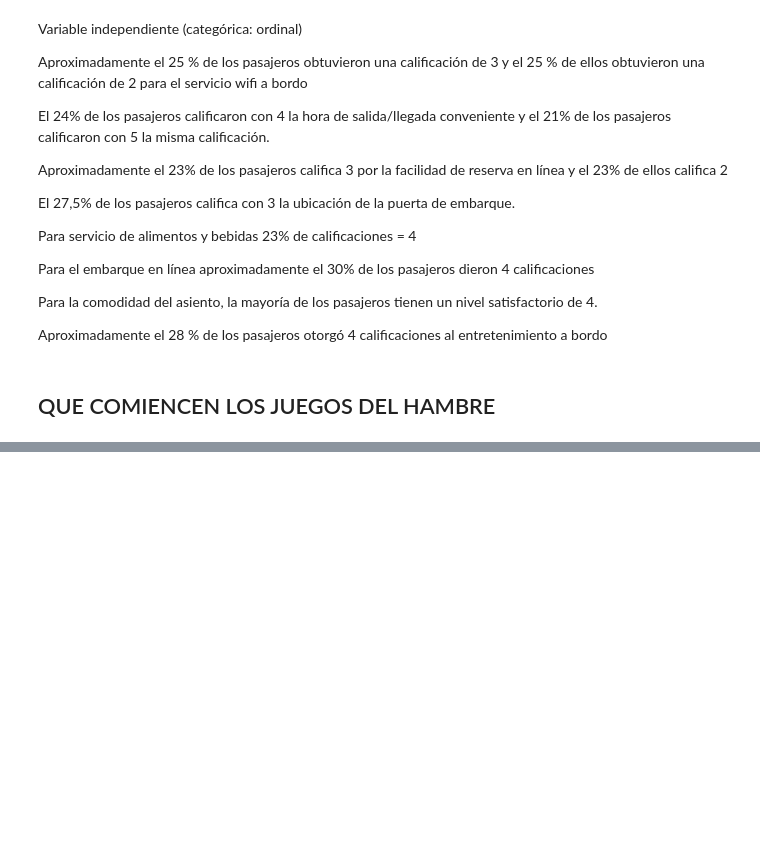
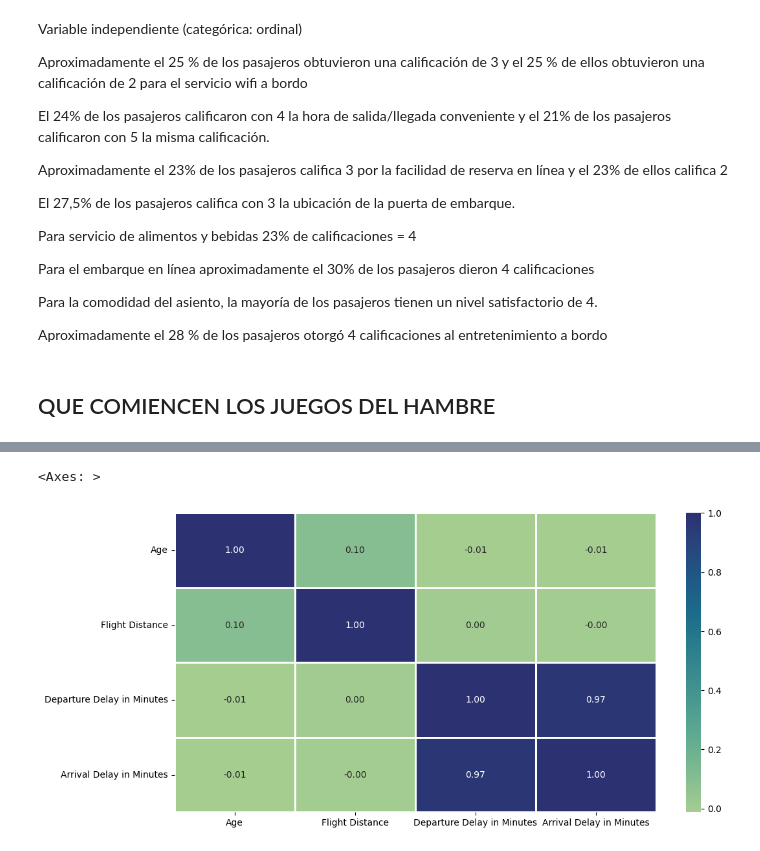
Before and after one commit to AI-School-F5-P2/Aerolinea_equipo_4, a Jupyter notebook: Notebook/testing.ipynb, the cells around one changed output, grey strips where cells are left out. Drawn from its saved outputs; the diff is of its cells as text; code cells hidden in the pictures; blank space fills up the shorter version.

```diff
--- a/Notebook/testing.ipynb
+++ b/Notebook/testing.ipynb
@@ -276,0 +304,12 @@ Aproximadamente el 28 % de los pasajeros otorgó 4 calificaciones al entretenimi
+# %%
+# Heatmap of the correlation between the features
+plt.figure(figsize=(12, 6))
+num = ['Age', 'Flight Distance', 'Departure Delay in Minutes', 'Arrival Delay in Minutes']
+sns.heatmap(df[num].corr(),
+            cmap = 'crest',
+            fmt = '.2f',
+            linewidths = 2,
+            annot = True)
+# %% [output]
+<Axes: >
+[figure, added]
```
Also changed, not shown: parts of 14 cells of this notebook.
